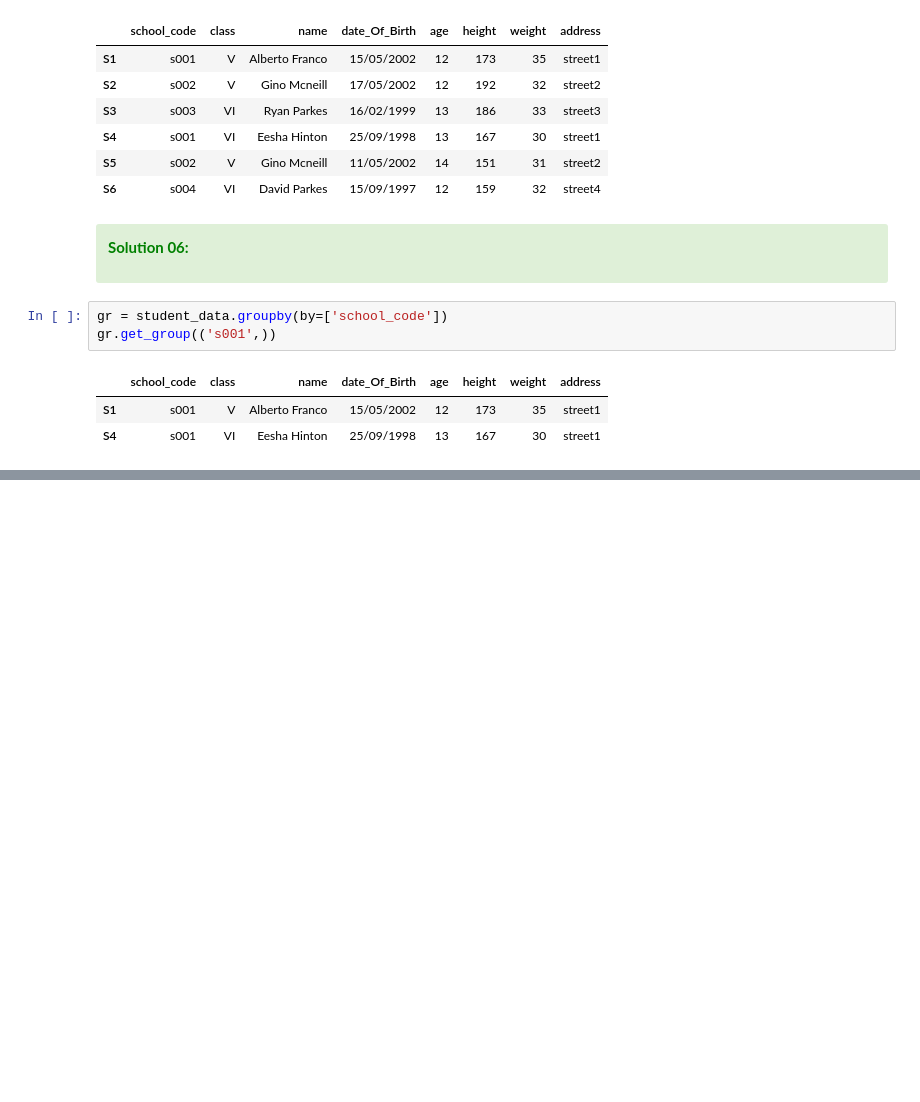
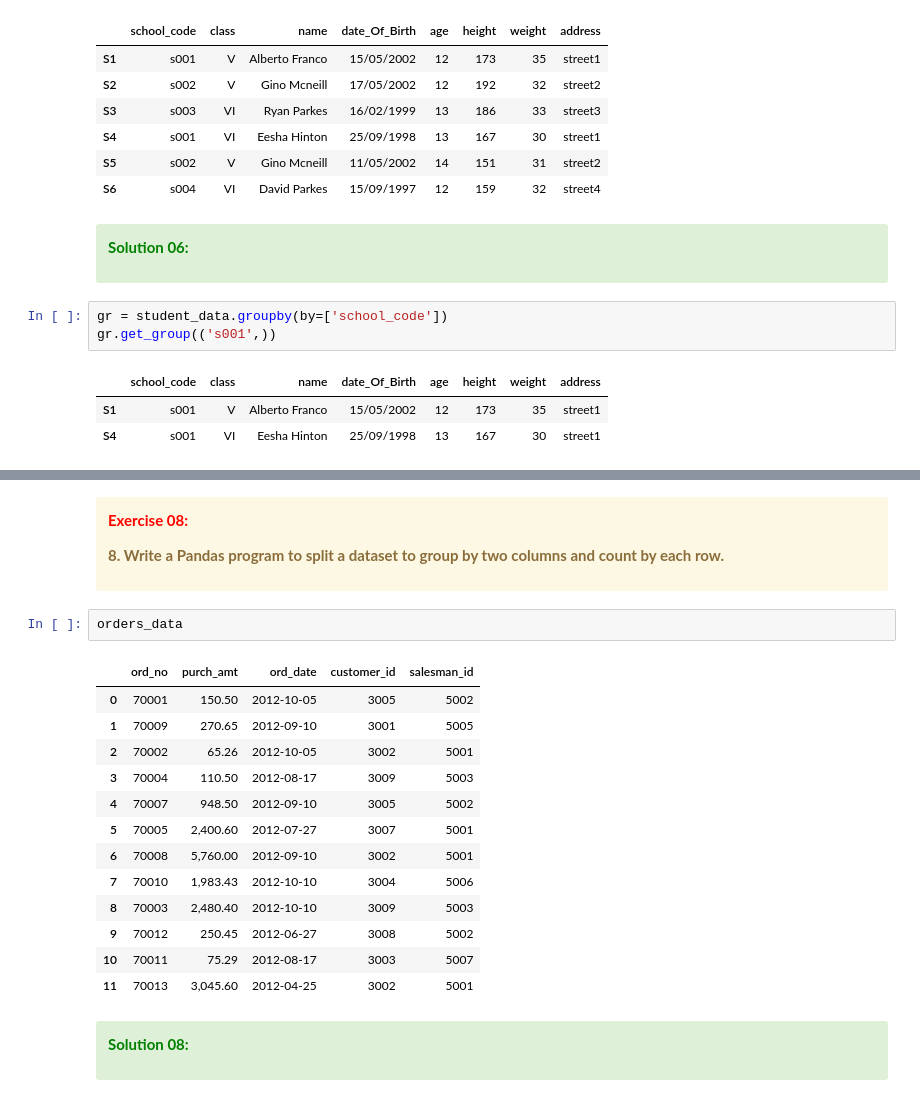
Before and after one commit to aziart/pandas-exercises, a Jupyter notebook: 12 - w3exercises/01 - Grouping and Aggregating 1/01 - Grouping and Aggregationg.ipynb, the cells around one changed output, grey strips where cells are left out. Drawn from its saved outputs; the diff is of its cells as text; blank space fills up the shorter version.

Commit message:
12_01: Grouping and Aggregating 08/32

```diff
--- a/12 - w3exercises/01 - Grouping and Aggregating 1/01 - Grouping and Aggregationg.ipynb
+++ b/12 - w3exercises/01 - Grouping and Aggregating 1/01 - Grouping and Aggregationg.ipynb
@@ -215,0 +283,26 @@ gr.get_group(('s001',))
+# %% [markdown]
+<div class="alert alert-warning">
+
+**<font color="red">Exercise 08:</font>**
+
+**8. Write a Pandas program to split a dataset to group by two columns and count by each row.**
+# %%
+orders_data
+# %% [output]
+|  | ord_no | purch_amt | ord_date | customer_id | salesman_id |
+| 0 | 70001 | 150.50 | 2012-10-05 | 3005 | 5002 |
+| 1 | 70009 | 270.65 | 2012-09-10 | 3001 | 5005 |
+| 2 | 70002 | 65.26 | 2012-10-05 | 3002 | 5001 |
+| 3 | 70004 | 110.50 | 2012-08-17 | 3009 | 5003 |
+| 4 | 70007 | 948.50 | 2012-09-10 | 3005 | 5002 |
+| 5 | 70005 | 2,400.60 | 2012-07-27 | 3007 | 5001 |
+| 6 | 70008 | 5,760.00 | 2012-09-10 | 3002 | 5001 |
+| 7 | 70010 | 1,983.43 | 2012-10-10 | 3004 | 5006 |
+| 8 | 70003 | 2,480.40 | 2012-10-10 | 3009 | 5003 |
+| 9 | 70012 | 250.45 | 2012-06-27 | 3008 | 5002 |
+| 10 | 70011 | 75.29 | 2012-08-17 | 3003 | 5007 |
+| 11 | 70013 | 3,045.60 | 2012-04-25 | 3002 | 5001 |
+# %% [markdown]
+<div class="alert alert-success">
+
+**<font color="green">Solution 08:</font>**
```
Also changed, not shown: parts of 6 cells of this notebook.
